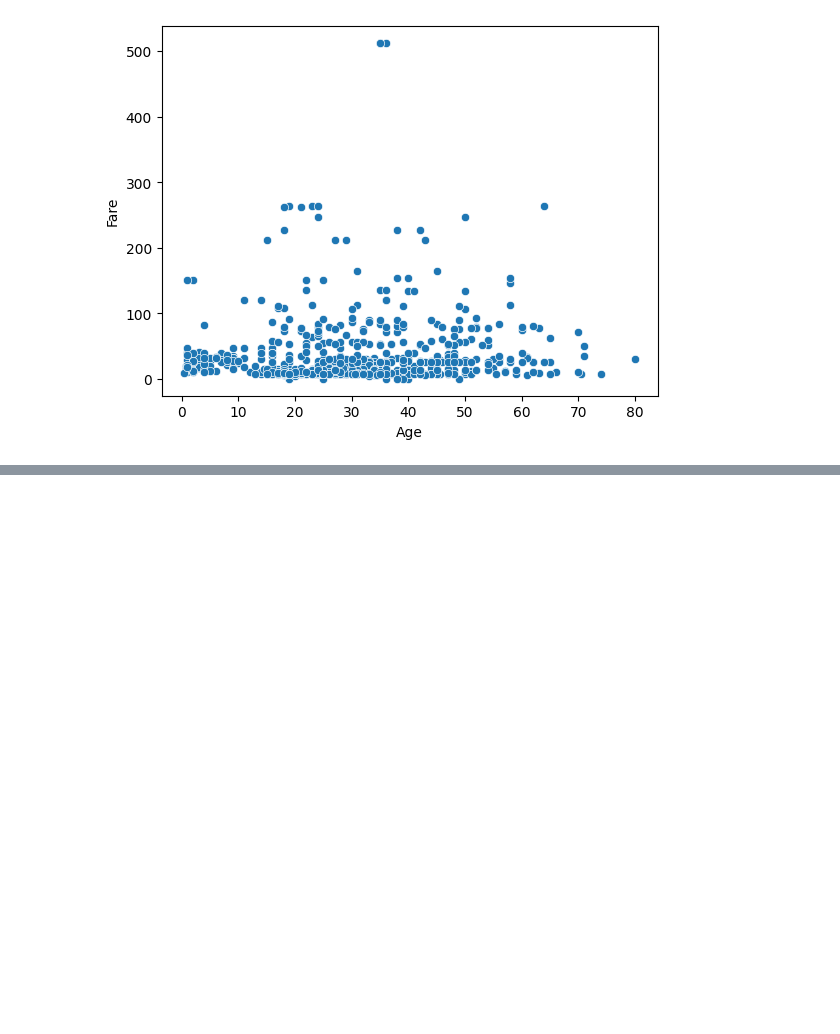
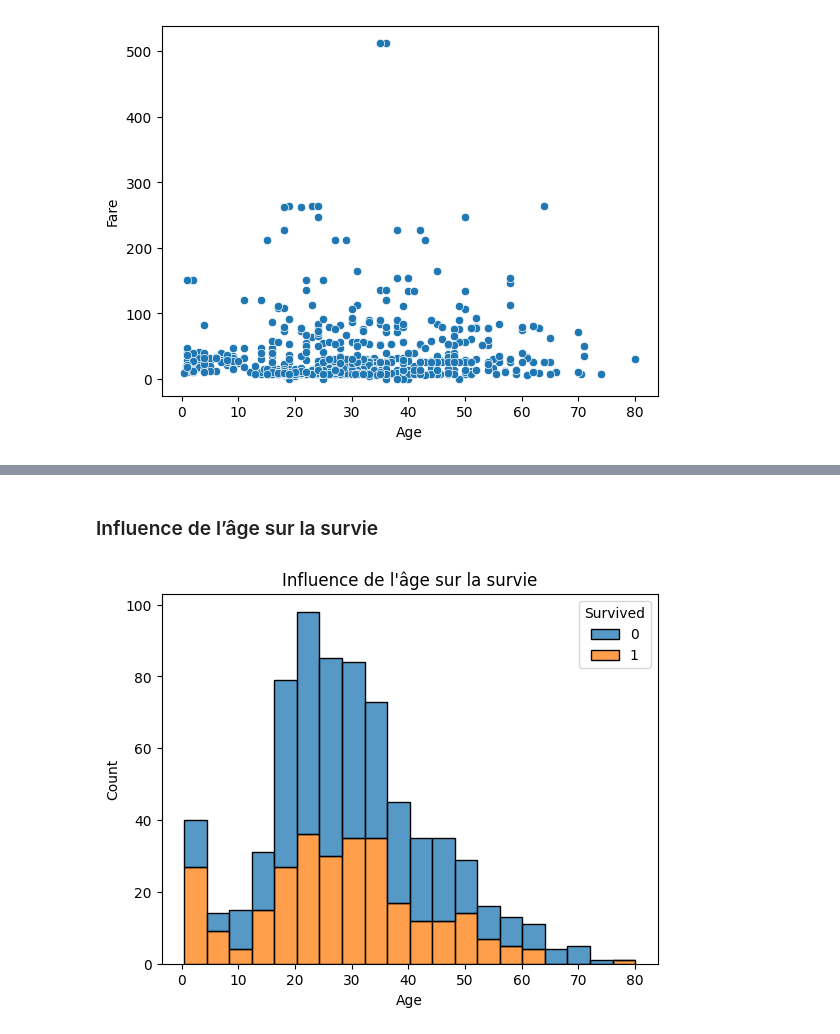
Before and after one commit to melataguia/data, a Jupyter notebook: TP4/tp4.ipynb, the cells around one changed output, grey strips where cells are left out. Cells and saved outputs as stored; diff of their text form; code cells hidden in the pictures; blank space fills up the shorter version.

```diff
--- a/TP4/tp4.ipynb
+++ b/TP4/tp4.ipynb
@@ -188,0 +243,8 @@ plt.show()
+# %% [markdown]
+### Influence de l’âge sur la survie
+# %%
+sns.histplot(data=data, x='Age', hue='Survived', multiple='stack')
+plt.title("Influence de l'âge sur la survie")
+plt.show()
+# %% [output]
+[figure, added]
```
Also changed, not shown: parts of 18 cells of this notebook.
